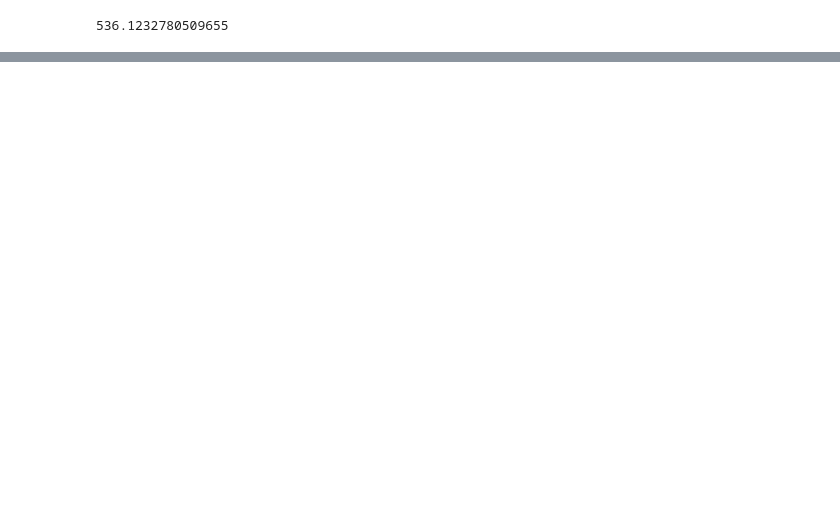
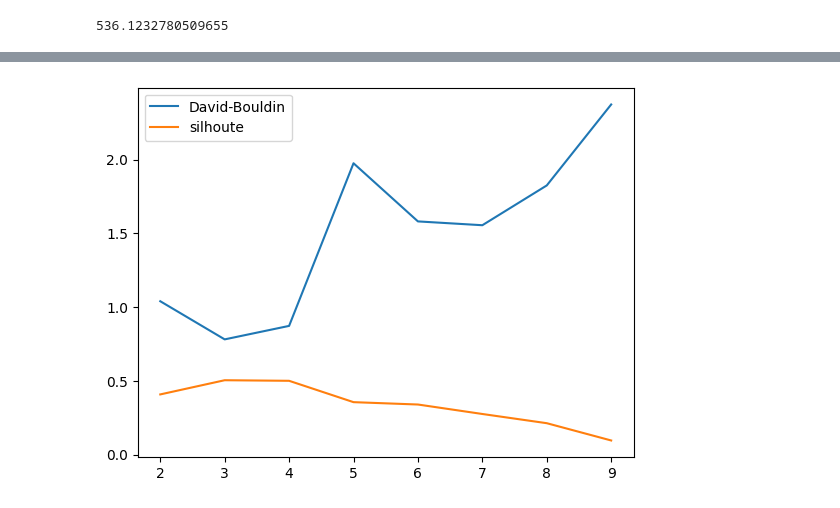
Before and after one commit to gabriel-ferreira-da-silva/K-mean, a Jupyter notebook: K_means_and_K_medoids.ipynb, the cells around one changed output, grey strips where cells are left out. Drawn from its saved outputs; the diff is of its cells as text; code cells hidden in the pictures; blank space fills up the shorter version.

```diff
--- a/K_means_and_K_medoids.ipynb
+++ b/K_means_and_K_medoids.ipynb
@@ -332,0 +356,8 @@ df_scale.info
+# %%
+X = range(1,10)
+plt.plot(X, DB, label = 'David-Bouldin')
+plt.plot(X, SI, label = 'silhoute')
+plt.legend()
+plt.show()
+# %% [output]
+[figure, added]
```
Also changed, not shown: parts of 19 cells of this notebook.
